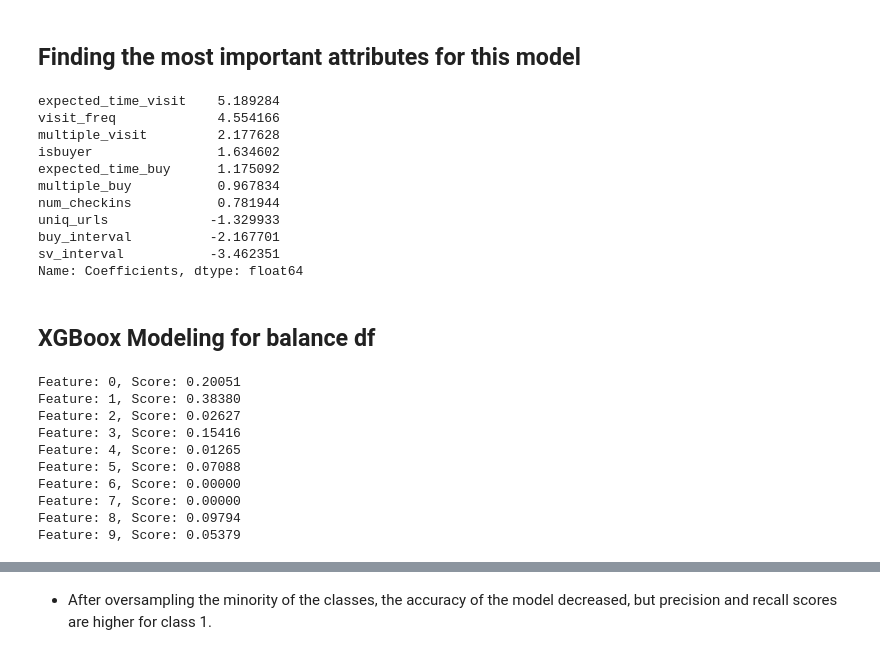
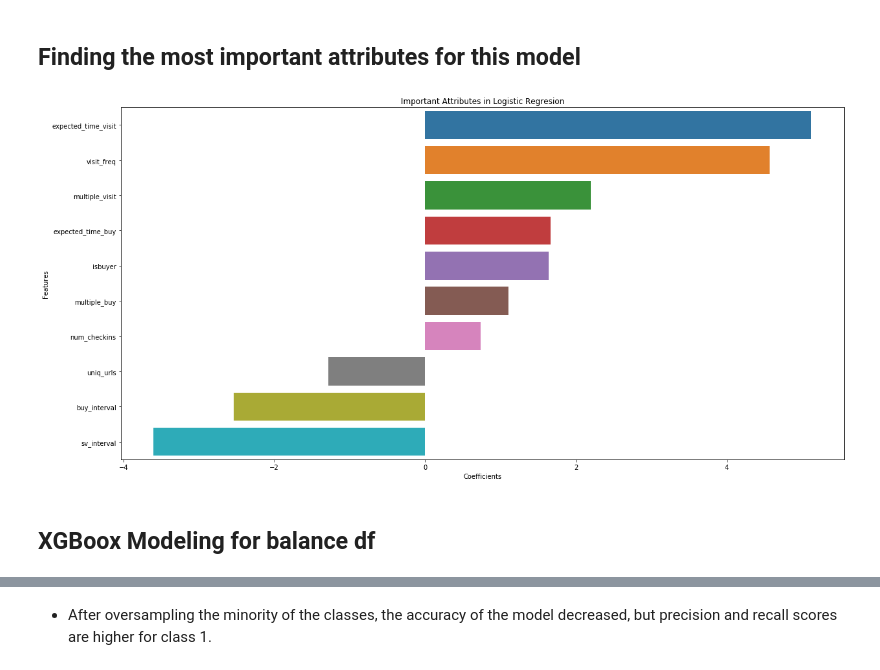
Before and after one commit to Cristinamulas/predicting-behavior-of-new-costumers-based-on-cookies-data, a Jupyter notebook: second_book_tuesday 409PM.ipynb, the cells around one changed output, grey strips where cells are left out. Cells and saved outputs as stored; diff of their text form; code cells hidden in the pictures.

```diff
--- a/second_book_tuesday 409PM.ipynb
+++ b/second_book_tuesday 409PM.ipynb
@@ -448,41 +430,13 @@ AUC: 0.7842322811847839
 # %% [markdown]
 ## Finding the most important attributes for this model
 # %%
-cdf = pd.DataFrame(model_final.coef_[0], x.columns, columns=['Coefficients'])
+ploting_coefficients(model_final.coef_[0] , x.columns, 'Logistic Regresion')
+# %% [output]
+[figure, added]
-# %%
-cdf['Coefficients'].sort_values(ascending = False)
-# %% [output]
-expected_time_visit    5.189284
-visit_freq             4.554166
-multiple_visit         2.177628
-isbuyer                1.634602
-expected_time_buy      1.175092
-multiple_buy           0.967834
-num_checkins           0.781944
-uniq_urls             -1.329933
-buy_interval          -2.167701
-sv_interval           -3.462351
-Name: Coefficients, dtype: float64
 # %% [markdown]
 ## XGBoox Modeling for balance df
 # %%
 model_xgb, prediction_xg = classifier_modeling(xgb.XGBClassifier(), X_train, y_train, X_val)
-# %%
-importance = model_xgb.feature_importances_
-# summarize feature importance
-for i,v in enumerate(importance):
-    print('Feature: %0d, Score: %.5f' % (i,v))
-# %% [output]
-Feature: 0, Score: 0.20051
-Feature: 1, Score: 0.38380
-Feature: 2, Score: 0.02627
-Feature: 3, Score: 0.15416
-Feature: 4, Score: 0.01265
-Feature: 5, Score: 0.07088
-Feature: 6, Score: 0.00000
-Feature: 7, Score: 0.00000
-Feature: 8, Score: 0.09794
-Feature: 9, Score: 0.05379
 # %%
 metrix_classifier(y_val, prediction_xgb)
 confusion_m(y_val,prediction_xgb, 'XGBClassifier')
```
Also changed, not shown: parts of 16 cells of this notebook, 1 other file.
